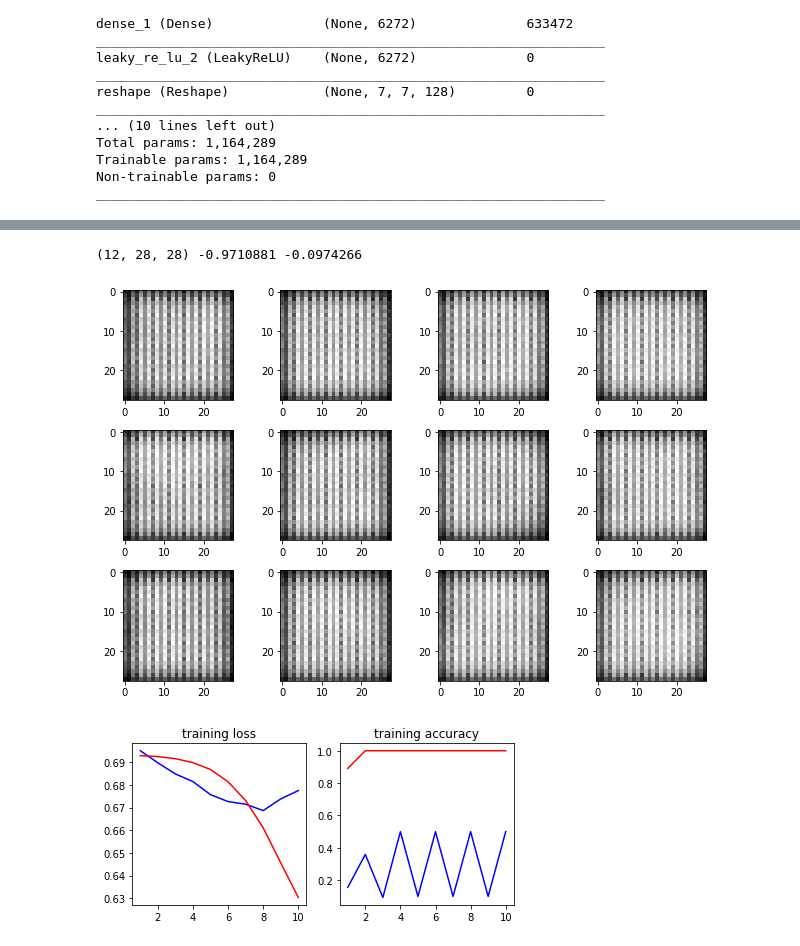
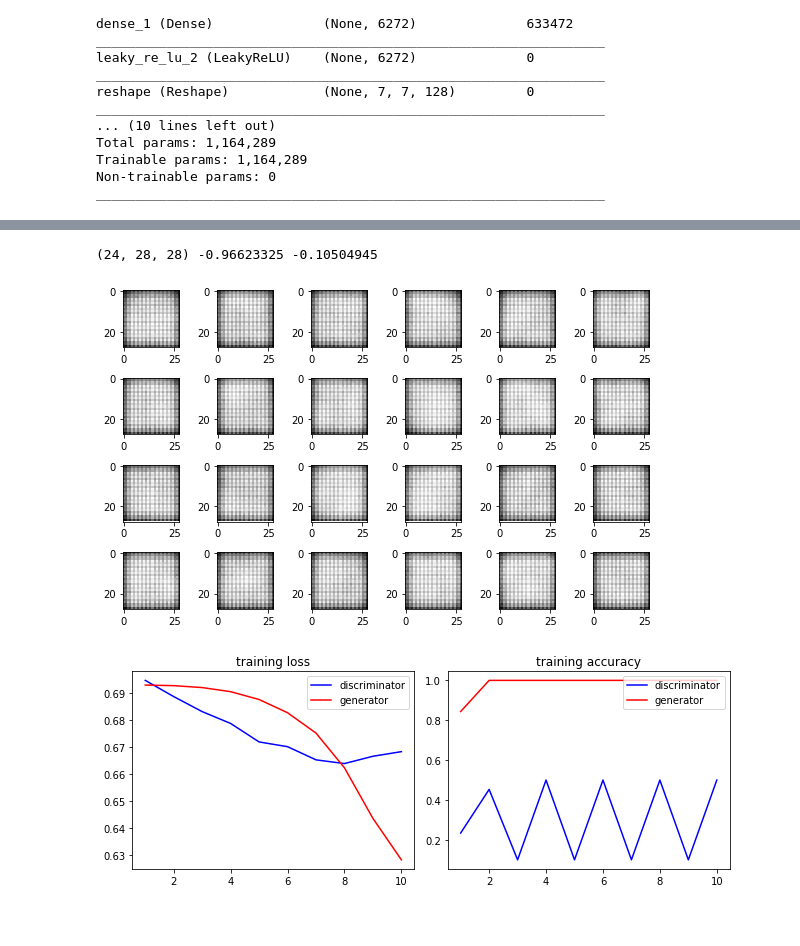
Before and after one commit to kota7/ilearn-gan, a Jupyter notebook: 2_gan-for-generating-mnist-images.ipynb, the cells around one changed output, grey strips where cells are left out. Cells and saved outputs as stored; diff of their text form; code cells hidden in the pictures.

```diff
--- a/2_gan-for-generating-mnist-images.ipynb
+++ b/2_gan-for-generating-mnist-images.ipynb
@@ -219,7 +219,7 @@ class GAN:
         gan.compile(loss="binary_crossentropy", optimizer=opt, metrics=["accuracy"])
         self.gan = gan
 
-    def train_step(self, batchsize=256, update_discriminator_separately=True):
+    def train_step(self, batchsize=512, update_discriminator_separately=True):
         # train discriminator
         halfbatch = int(batchsize/2)
         x_real = self.data.get(halfbatch)
@@ -263,7 +263,7 @@ class GAN:
         path = "out2/mnist-discriminator_%07d.h5" % (index)
         self.discriminator.save(path)
 
-    def train(self, n_iter=10000, batchsize=256, update_discriminator_separately=True,
+    def train(self, n_iter=10000, batchsize=512, update_discriminator_separately=True,
               eval_by=1000, batchsize_eval=128, nrow=4, ncol=6, figsize=(10, 6)):
         # image from the initial generator
         fig = self.generate_sample(nrow=nrow, ncol=ncol, figsize=figsize)
@@ -305,29 +305,31 @@ Iter 10: loss=(0.581, 0.778), acc=(1.000, 0.000)
 # %%
 def post_estimation_summary(gan, history):
-    fake = generate_fake_data(gan.generator, 12).squeeze()  # remove the channels dimension
+    fake = generate_fake_data(gan.generator, 24).squeeze()  # remove the channels dimension
     print(fake.shape, np.min(fake), np.max(fake))
-    fig = plot_images(fake, nrow=3, ncol=4)
+    fig = plot_images(fake, nrow=4, ncol=6, figsize=(8, 5))
     display(fig)
     plt.close(fig)
 
-    fig, ax = plt.subplots(1, 2, figsize=(6, 3))
+    fig, ax = plt.subplots(1, 2, figsize=(9, 3.5))
     n = len(history["loss_d"])
     ax[0].plot(range(1, n+1), history["loss_d"], color="blue", label="discriminator")
     ax[0].plot(range(1, n+1), history["loss_g"], color="red", label="generator")
     ax[0].set_title("training loss")
+    ax[0].legend(loc="upper right")
     ax[1].plot(range(1, n+1), history["acc_d"], color="blue", label="discriminator")
     ax[1].plot(range(1, n+1), history["acc_g"], color="red", label="generator")
     ax[1].set_title("training accuracy")
+    ax[1].legend(loc="upper right")
     fig.tight_layout()
     display(fig)
     plt.close(fig)
 
 # test
 post_estimation_summary(gan, history)
 # %% [output]
-(12, 28, 28) -0.9710881 -0.0974266
+(24, 28, 28) -0.96623325 -0.10504945
-[figure, old version]
+[figure, new version]
-[figure, old version]
+[figure, new version]
 # %%
 data = RealDataset(x_tr, normalizer=Normalizer())
 test_data = RealDataset(x_te, normalizer=Normalizer())
```
Also changed, not shown: parts of 10 cells of this notebook.
